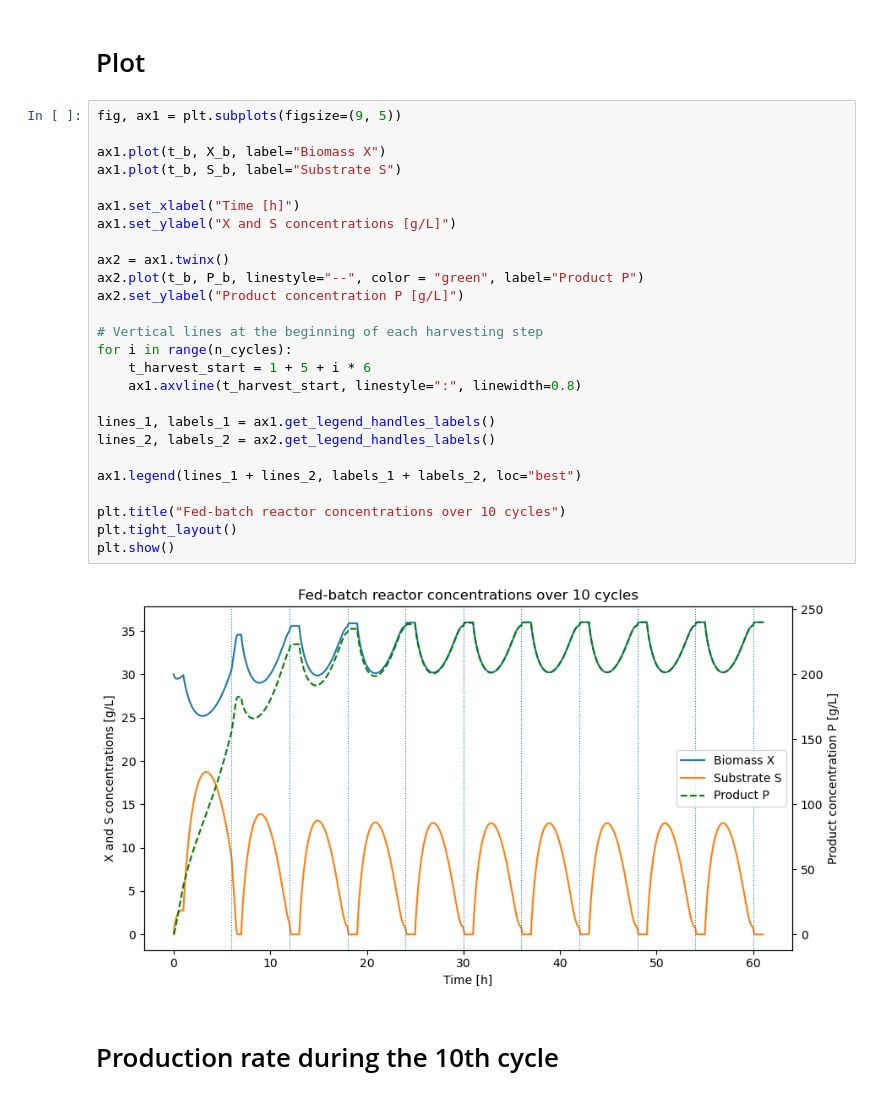
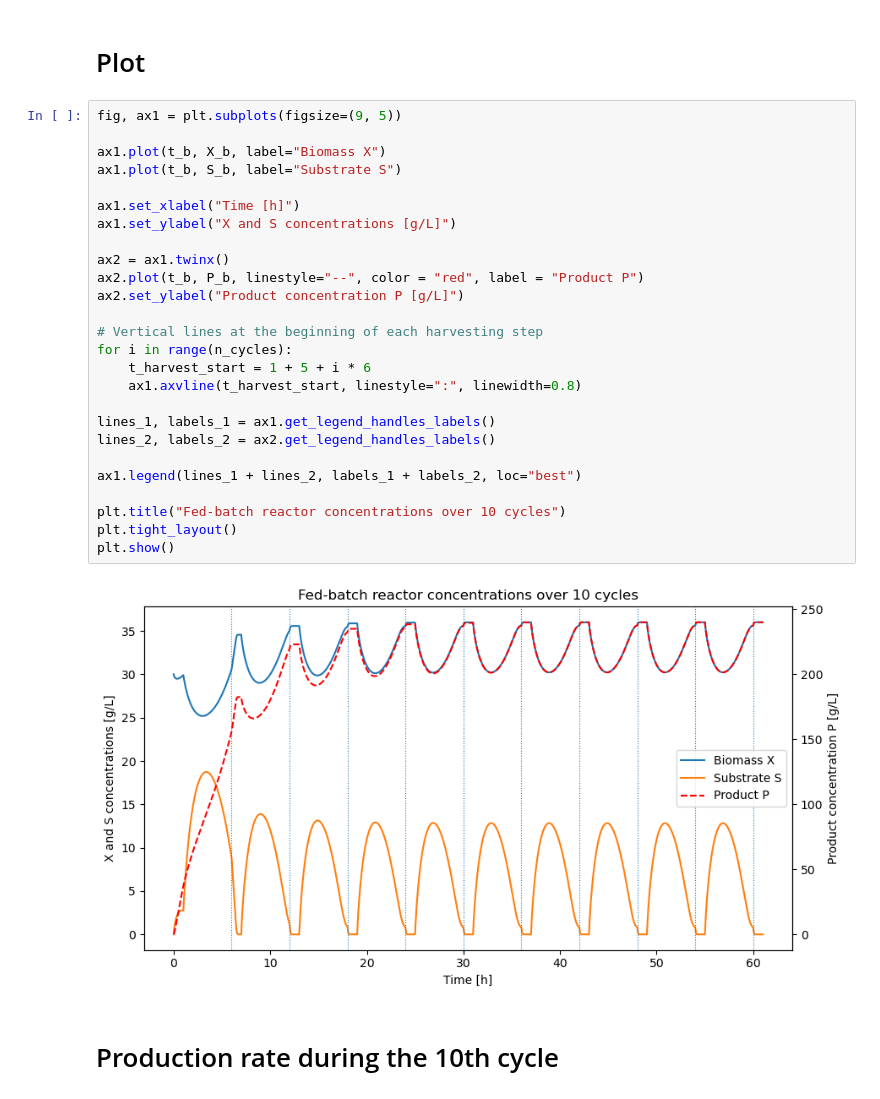
Before and after one commit to Noah-Paga/Bioreactor-mod-simulation, a Jupyter notebook: Project_4/Ex_1.ipynb, the cells around one changed output. Cells and saved outputs as stored; diff of their text form.

```diff
--- a/Project_4/Ex_1.ipynb
+++ b/Project_4/Ex_1.ipynb
@@ -186,31 +186,31 @@ P_b = NP_b / V_b
 # %%
 fig, ax1 = plt.subplots(figsize=(9, 5))
 
 ax1.plot(t_b, X_b, label="Biomass X")
 ax1.plot(t_b, S_b, label="Substrate S")
 
 ax1.set_xlabel("Time [h]")
 ax1.set_ylabel("X and S concentrations [g/L]")
 
 ax2 = ax1.twinx()
-ax2.plot(t_b, P_b, linestyle="--", color = "green", label="Product P")
+ax2.plot(t_b, P_b, linestyle="--", color = "red", label = "Product P")
 ax2.set_ylabel("Product concentration P [g/L]")
 
 # Vertical lines at the beginning of each harvesting step
 for i in range(n_cycles):
     t_harvest_start = 1 + 5 + i * 6
     ax1.axvline(t_harvest_start, linestyle=":", linewidth=0.8)
 
 lines_1, labels_1 = ax1.get_legend_handles_labels()
 lines_2, labels_2 = ax2.get_legend_handles_labels()
 
 ax1.legend(lines_1 + lines_2, labels_1 + labels_2, loc="best")
 
 plt.title("Fed-batch reactor concentrations over 10 cycles")
 plt.tight_layout()
 plt.show()
 # %% [output]
-[figure, old version]
+[figure, new version]
 # %% [markdown]
 # Production rate during the 10th cycle
 # %%
```
Also changed, not shown: parts of 1 cell of this notebook.
